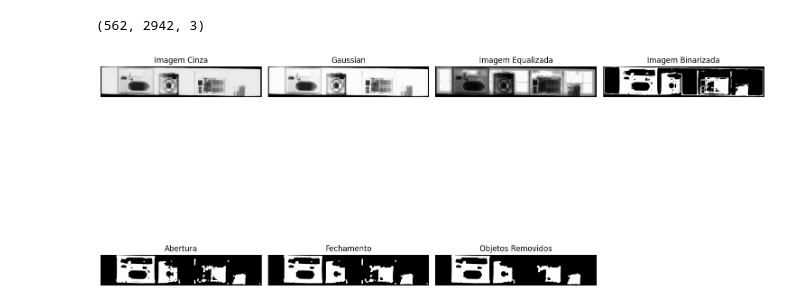
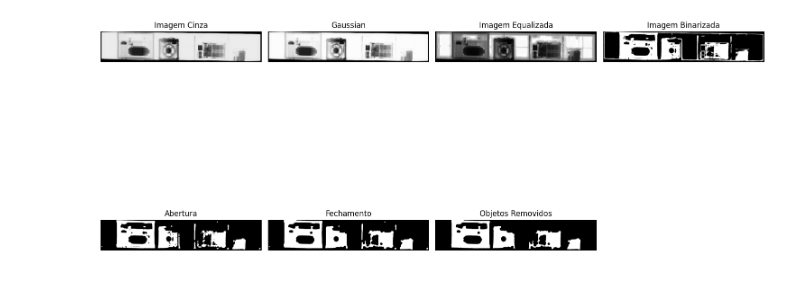
Before and after one commit to YasminTXJ/T1-PDI, a Jupyter notebook: TrabalhoPDI.ipynb, the cells around one changed output. Cells and saved outputs as stored; diff of their text form; code cells hidden in the pictures.

Commit message:
elem estruturantes automaticos v 1.1

```diff
--- a/TrabalhoPDI.ipynb
+++ b/TrabalhoPDI.ipynb
@@ -1,10 +1,11 @@
 # %%
-#COM GAUSSIANO
 import numpy as np
 import matplotlib.pyplot as plt
 from skimage import io, color, exposure, morphology
 from skimage.filters import threshold_otsu, gaussian
-from skimage.morphology import opening, closing, remove_small_objects
+from skimage.morphology import opening, closing, remove_small_objects, disk
+from skimage.measure import label, regionprops
+from scipy.ndimage import distance_transform_edt
 from skimage.util import img_as_ubyte
 
 # Função para exibir a imagem
@@ -23,11 +24,24 @@ def show_images(images, titles, cmap='gray'):
     plt.tight_layout()
     plt.show()
 
+# Função para calcular o raio automaticamente baseado na distância entre os objetos
+def calcular_raio_por_distancia(binary_image):
+    # Aplica a transformada da distância na imagem binária
+    distance = distance_transform_edt(binary_image)
+
+    # Calcula o valor máximo da distância (maior distância ao fundo)
+    max_distance = np.max(distance)
+
+    # Usa uma fração da maior distância para definir o raio dos elementos estruturantes
+    raio_abertura = max_distance * 0.08 # 8% da maior distância para abertura
+    raio_fechamento = max_distance * 0.20  # 20% da maior distância para fechamento
+
+    return int(np.clip(raio_abertura, 1, 20)), int(np.clip(raio_fechamento, 1, 20))
+
 # Carregar a imagem
 image_path = 'xray.jpg'
 image = io.imread(image_path)
-# Verificar as dimensões da imagem
-print(image.shape)
+
 # Converter a imagem para escala de cinza
 image_gray = color.rgb2gray(image, channel_axis=-1)
 
@@ -40,41 +54,44 @@ image_equalized = exposure.equalize_hist(gaussian_filtered)
 # Calcular o limiar usando o método de Otsu
 thresh = threshold_otsu(image_equalized)
 
 # Binarizar a imagem usando o limiar calculado
 b2 = image_equalized < thresh
-b1 = image_equalized > threshold_otsu(b2*image_equalized)
+b1 = image_equalized > threshold_otsu(b2 * image_equalized)
 binary_image = b1 * b2
 
-######################################################################################
-#Dependendo da imagem utilizada é necessário mudar o disk da abertura e do fechamento
-#####################################################################################
+
+
+# Calcula o raio automaticamente usando a transformada da distância
+raio_abertura, raio_fechamento = calcular_raio_por_distancia(binary_image)
+
+# Cria os elementos estruturantes com os raios calculados
+oelem = disk(raio_abertura)  # Elemento para abertura
+celem = disk(raio_fechamento)  # Elemento para fechamento
+
 # Aplicar a operação de abertura
-oelem = morphology.disk(10)
 opened_image = opening(binary_image, oelem)
 
 # Aplicar a operação de fechamento
-celem = morphology.disk(14)
 closed_image = closing(opened_image, celem)
 
 # Remover pequenos objetos
 cleaned_image = remove_small_objects(closed_image, min_size=10000)
 
 # Converter para formato uint8 para exibição
 binary_image_uint8 = img_as_ubyte(binary_image)
 opened_image_uint8 = img_as_ubyte(opened_image)
 closed_image_uint8 = img_as_ubyte(closed_image)
 cleaned_image_uint8 = img_as_ubyte(cleaned_image)
 
 # Exibir as imagens
 show_images(
     [image_gray, gaussian_filtered, image_equalized, binary_image_uint8,
      opened_image_uint8, closed_image_uint8, cleaned_image_uint8],
     ['Imagem Cinza', 'Gaussian', 'Imagem Equalizada', 'Imagem Binarizada',
      'Abertura', 'Fechamento', 'Objetos Removidos']
 )
 # %% [output]
-(562, 2942, 3)
-[figure, old version]
+[figure, new version]
 # %%
 # Segmentação
 def segmentation(binary_image):
```
Also changed, not shown: parts of 3 cells of this notebook, 5 other files.
